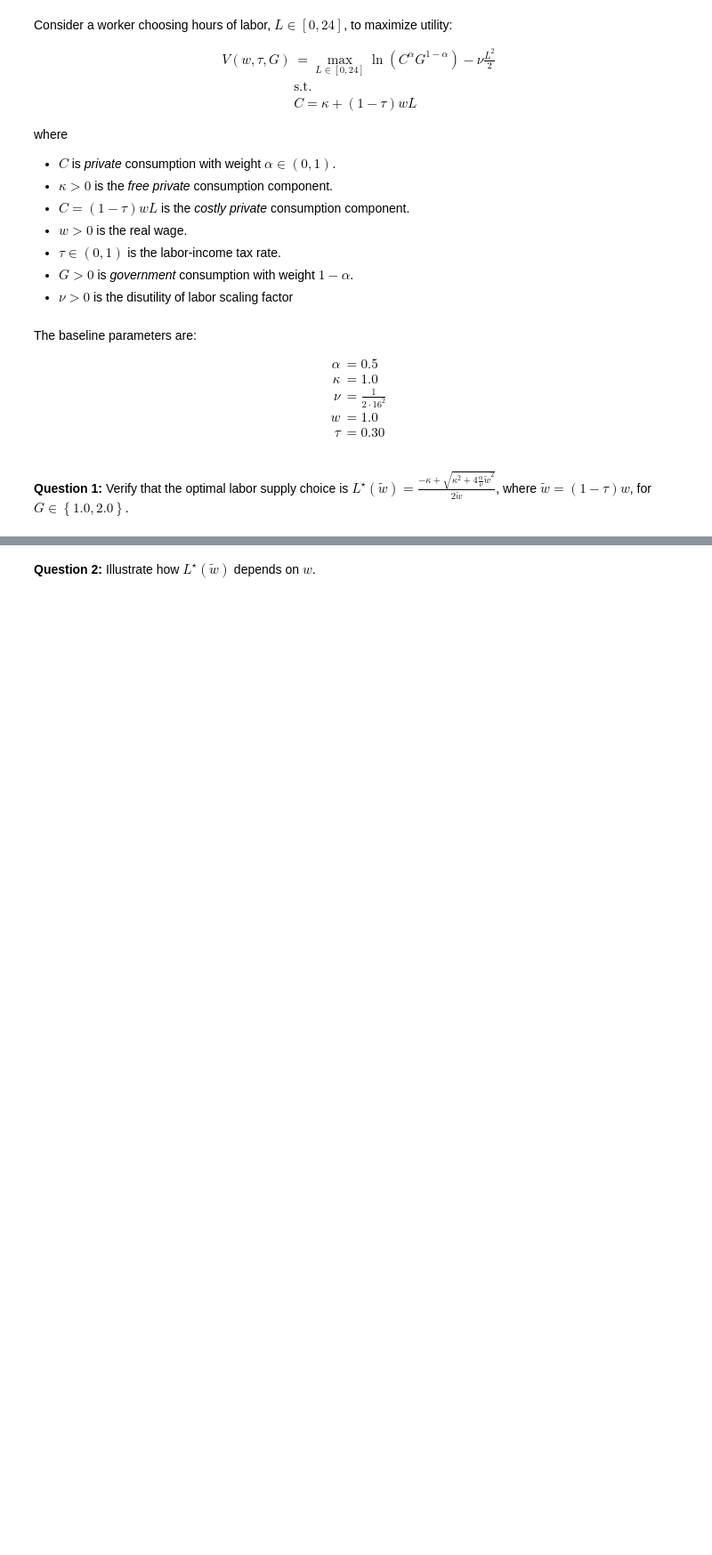
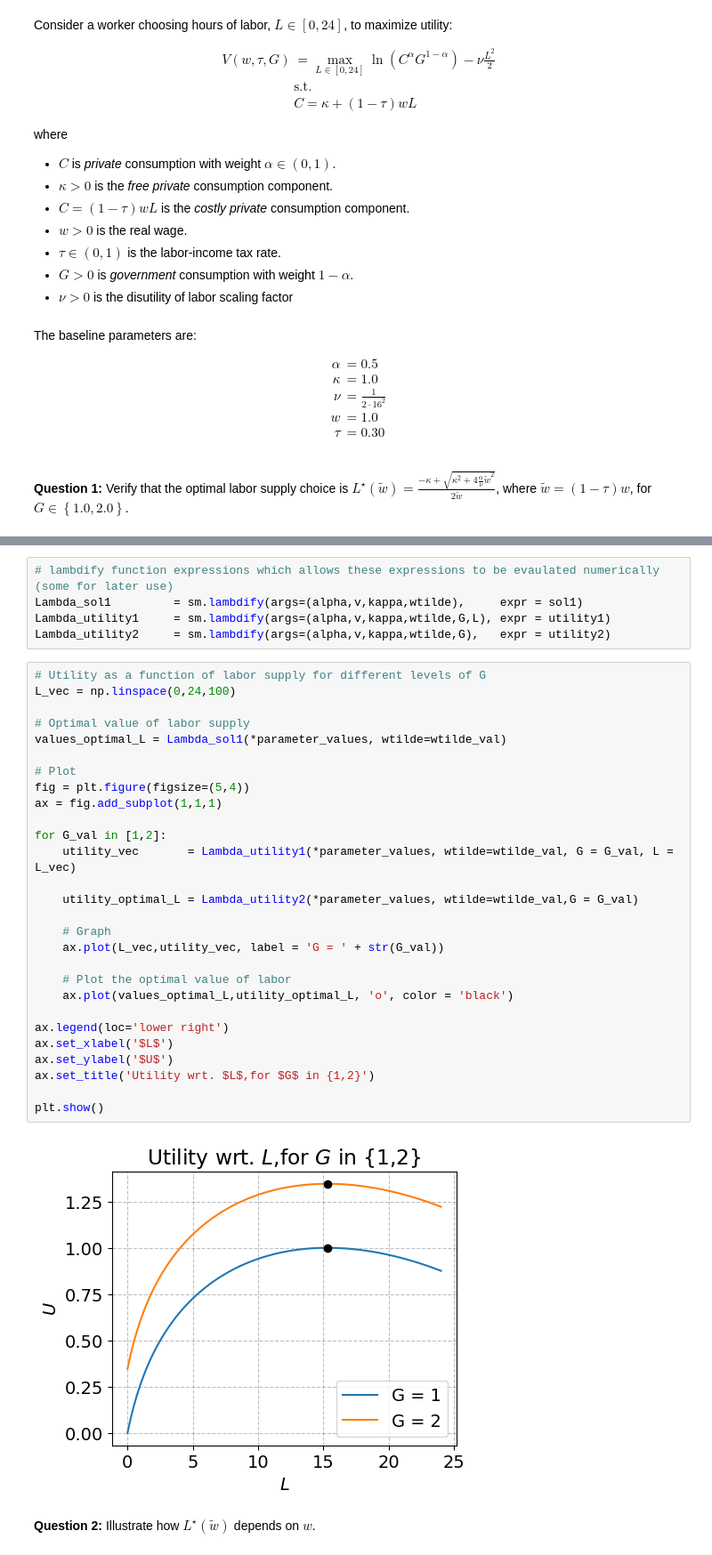
Before and after one commit to NumEconCopenhagen/projects-2023-magnus-kristian, a Jupyter notebook: examproject/Exam-2023-notebook.ipynb, the cells around one changed output, grey strips where cells are left out. Shown at 89% size. Saved outputs shown, nothing was run; the diff lists cells and outputs as text; blank space fills up the shorter version.

```diff
--- a/examproject/Exam-2023-notebook.ipynb
+++ b/examproject/Exam-2023-notebook.ipynb
@@ -211,2 +180,37 @@ The optimal level of labor supply is:
+# %%
+# lambdify function expressions which allows these expressions to be evaulated numerically (some for later use)
+Lambda_sol1         = sm.lambdify(args=(alpha,v,kappa,wtilde),     expr = sol1)
+Lambda_utility1     = sm.lambdify(args=(alpha,v,kappa,wtilde,G,L), expr = utility1)
+Lambda_utility2     = sm.lambdify(args=(alpha,v,kappa,wtilde,G),   expr = utility2)
+# %%
+# Utility as a function of labor supply for different levels of G
+L_vec = np.linspace(0,24,100)
+
+# Optimal value of labor supply
+values_optimal_L = Lambda_sol1(*parameter_values, wtilde=wtilde_val)
+
+# Plot
+fig = plt.figure(figsize=(5,4))
+ax = fig.add_subplot(1,1,1)
+
+for G_val in [1,2]:
+    utility_vec       = Lambda_utility1(*parameter_values, wtilde=wtilde_val, G = G_val, L = L_vec)
+
+    utility_optimal_L = Lambda_utility2(*parameter_values, wtilde=wtilde_val,G = G_val)
+
+    # Graph
+    ax.plot(L_vec,utility_vec, label = 'G = ' + str(G_val))
+
+    # Plot the optimal value of labor
+    ax.plot(values_optimal_L,utility_optimal_L, 'o', color = 'black')
+
+ax.legend(loc='lower right')
+ax.set_xlabel('$L$')
+ax.set_ylabel('$U$')
+ax.set_title('Utility wrt. $L$,for $G$ in {1,2}')
+
+plt.show()
+# %% [output]
+[figure, added]
 # %% [markdown]
 **Question 2:** Illustrate how $L^{\star}(\tilde{w})$ depends on $w$.
```
Also changed, not shown: parts of 57 cells of this notebook.
